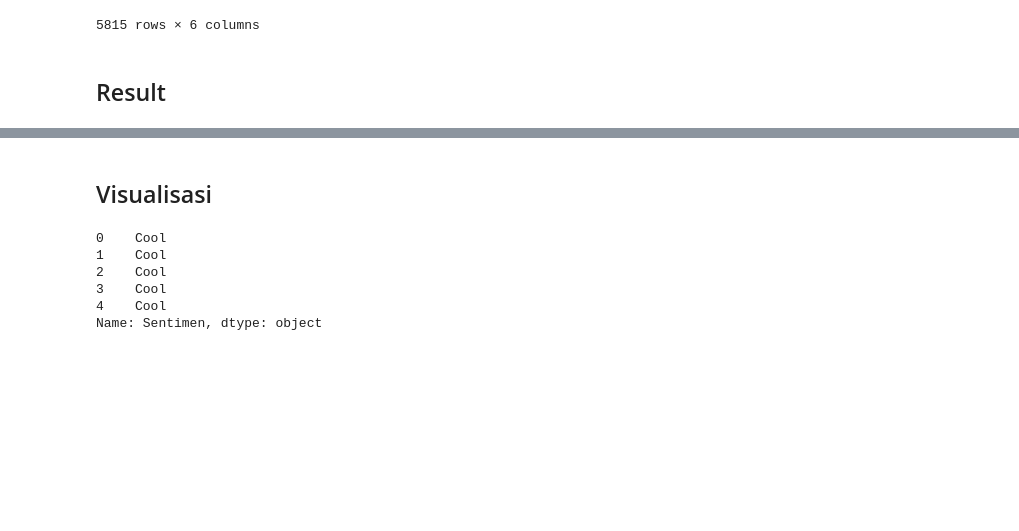
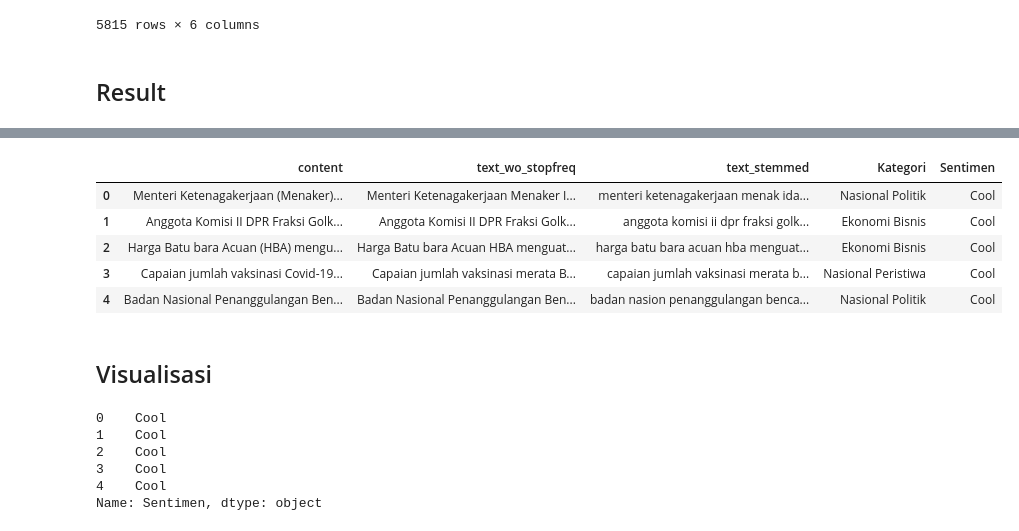
Before and after one commit to senoal/tlab, a Jupyter notebook: Sentimen Analisis.ipynb, the cells around one changed output, grey strips where cells are left out. Cells and saved outputs as stored; diff of their text form; code cells hidden in the pictures; blank space fills up the shorter version.

```diff
--- a/Sentimen Analisis.ipynb
+++ b/Sentimen Analisis.ipynb
@@ -594,3 +594,12 @@ result.head()
 | 4 | Badan Nasional Penanggulangan Ben... | Badan Nasional Penanggulangan Ben... | Badan Nasional Penanggulangan Ben... | badan nasion penanggulangan benca... | Nasional Politik | Badan Nasional Penanggulangan Ben... | Badan Nasional Penanggulangan Ben... | Badan Nasional Penanggulangan Ben... | ... |
 # %%
 result = result.T.drop_duplicates().T
+# %%
+result.head()
+# %% [output]
+|  | content | text_wo_stopfreq | text_stemmed | Kategori | Sentimen |
+| 0 | Menteri Ketenagakerjaan (Menaker)... | Menteri Ketenagakerjaan Menaker I... | menteri ketenagakerjaan menak ida... | Nasional Politik | Cool |
+| 1 | Anggota Komisi II DPR Fraksi Golk... | Anggota Komisi II DPR Fraksi Golk... | anggota komisi ii dpr fraksi golk... | Ekonomi Bisnis | Cool |
+| 2 | Harga Batu bara Acuan (HBA) mengu... | Harga Batu bara Acuan HBA menguat... | harga batu bara acuan hba menguat... | Ekonomi Bisnis | Cool |
+| 3 | Capaian jumlah vaksinasi Covid-19... | Capaian jumlah vaksinasi merata B... | capaian jumlah vaksinasi merata b... | Nasional Peristiwa | Cool |
+| 4 | Badan Nasional Penanggulangan Ben... | Badan Nasional Penanggulangan Ben... | badan nasion penanggulangan benca... | Nasional Politik | Cool |
```
Also changed, not shown: parts of 1 cell of this notebook, 3 other files.
